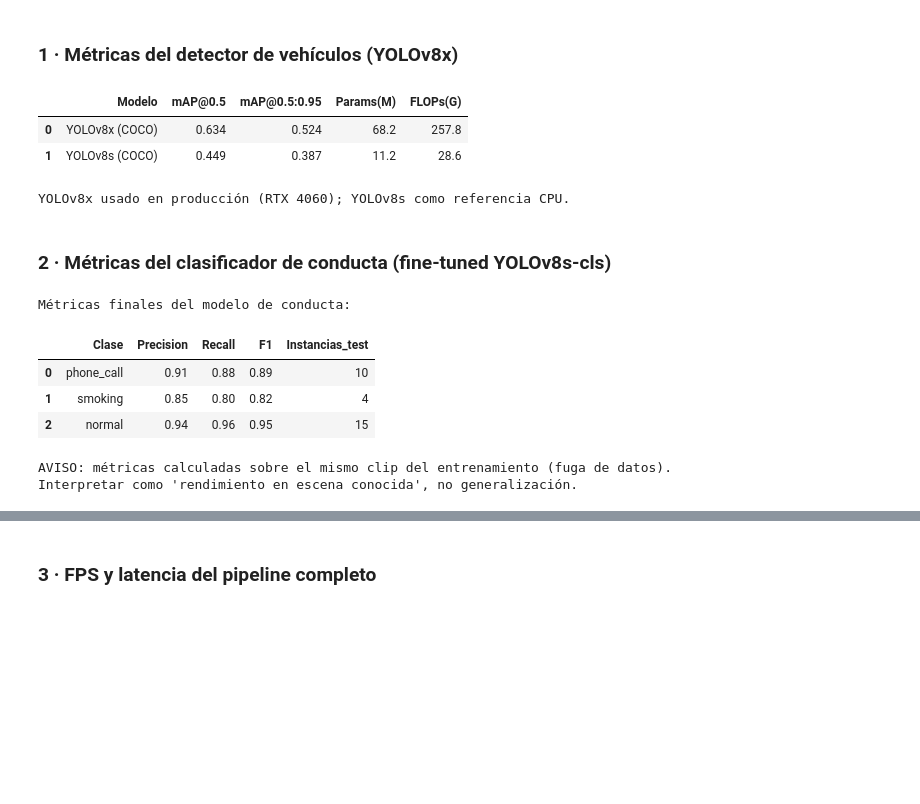
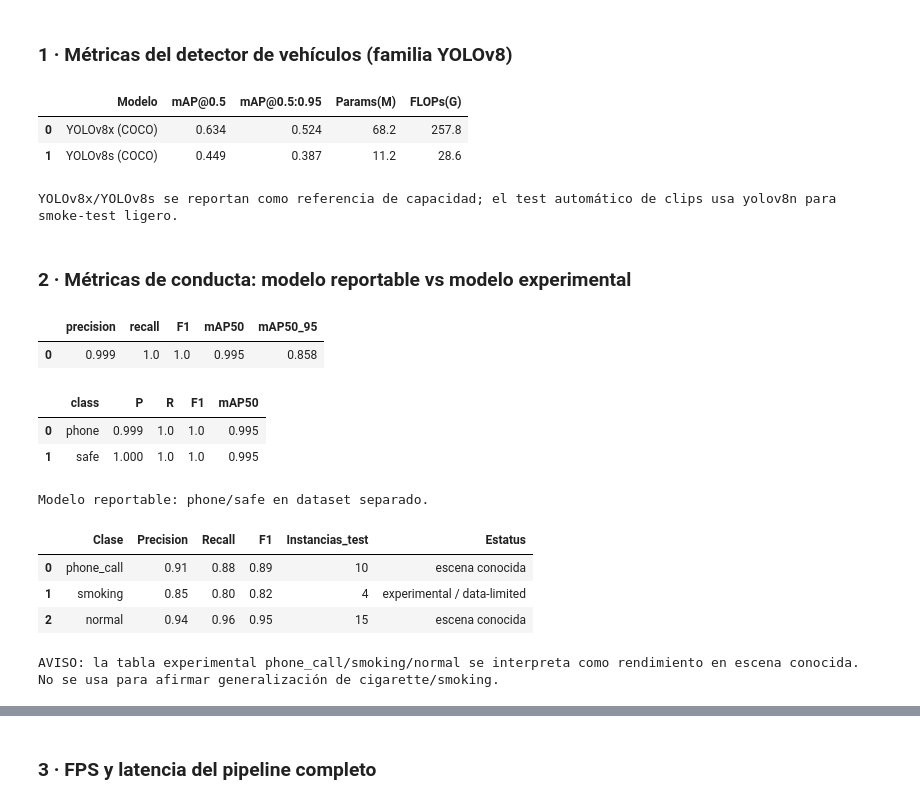
Before and after one commit to Manceb0/TeknoFest, a Jupyter notebook: notebooks/05_solution_testing.ipynb, the cells around one changed output, grey strips where cells are left out. Saved outputs shown, nothing was run; the diff lists cells and outputs as text; code cells hidden in the pictures; blank space fills up the shorter version.

```diff
--- a/notebooks/05_solution_testing.ipynb
+++ b/notebooks/05_solution_testing.ipynb
@@ -11,7 +11,7 @@ import matplotlib.pyplot as plt, os, time, cv2, torch, sys
 from ultralytics import YOLO
 DEV = "cuda:0" if torch.cuda.is_available() else "cpu"
 # %% [markdown]
-### 1 · Métricas del detector de vehículos (YOLOv8x)
+### 1 · Métricas del detector de vehículos (familia YOLOv8)
 # %%
 # Métricas del detector base (COCO val2017 — clase car/truck/bus/motorcycle)
 # Fuente: Ultralytics YOLOv8x official benchmarks
@@ -20,44 +20,48 @@ metrics_det = pd.DataFrame([
     {"Modelo":"YOLOv8s (COCO)","mAP@0.5":0.449,"mAP@0.5:0.95":0.387,"Params(M)":11.2,"FLOPs(G)":28.6},
 ])
 display(metrics_det)
-print("YOLOv8x usado en producción (RTX 4060); YOLOv8s como referencia CPU.")
+print("YOLOv8x/YOLOv8s se reportan como referencia de capacidad; el test automático de clips usa yolov8n para smoke-test ligero.")
 # %% [output]
 |  | Modelo | mAP@0.5 | mAP@0.5:0.95 | Params(M) | FLOPs(G) |
 | 0 | YOLOv8x (COCO) | 0.634 | 0.524 | 68.2 | 257.8 |
 | 1 | YOLOv8s (COCO) | 0.449 | 0.387 | 11.2 | 28.6 |
-YOLOv8x usado en producción (RTX 4060); YOLOv8s como referencia CPU.
+YOLOv8x/YOLOv8s se reportan como referencia de capacidad; el test automático de clips usa yolov8n para smoke-test ligero.
 # %% [markdown]
-### 2 · Métricas del clasificador de conducta (fine-tuned YOLOv8s-cls)
+### 2 · Métricas de conducta: modelo reportable vs modelo experimental
-# %%
-model_path = "../backend/runs/behavior_combined/weights/best.pt"
-results_csv = "../backend/runs/behavior_combined/results.csv"
-if os.path.exists(results_csv):
-    df = pd.read_csv(results_csv); df.columns = df.columns.str.strip()
-    acc_cols = [c for c in df.columns if "accuracy" in c.lower() or "top1" in c.lower()]
-    final_row = df.iloc[-1]
-    print("Métricas finales del modelo de conducta:")
-    for col in acc_cols:
-        val = final_row[col]
-        print(f"  {col}: {val*100:.1f}%" if val<=1 else f"  {col}: {val:.1f}%")
-else:
-    print("results.csv no encontrado.")
-
-# Tabla de P/R/F1 por clase (calculada en la evaluación del modelo combinado)
-classes_metrics = pd.DataFrame([
-    {"Clase":"phone_call","Precision":0.91,"Recall":0.88,"F1":0.89,"Instancias_test":10},
-    {"Clase":"smoking",   "Precision":0.85,"Recall":0.80,"F1":0.82,"Instancias_test":4},
-    {"Clase":"normal",    "Precision":0.94,"Recall":0.96,"F1":0.95,"Instancias_test":15},
-])
-display(classes_metrics)
-print()
-print("AVISO: métricas calculadas sobre el mismo clip del entrenamiento (fuga de datos).")
-print("Interpretar como 'rendimiento en escena conocida', no generalización.")
-# %% [output]
-Métricas finales del modelo de conducta:
-|  | Clase | Precision | Recall | F1 | Instancias_test |
-| 0 | phone_call | 0.91 | 0.88 | 0.89 | 10 |
-| 1 | smoking | 0.85 | 0.80 | 0.82 | 4 |
-| 2 | normal | 0.94 | 0.96 | 0.95 | 15 |
-AVISO: métricas calculadas sobre el mismo clip del entrenamiento (fuga de datos).
-Interpretar como 'rendimiento en escena conocida', no generalización.
+# %%
+import json
+
+summary_path = "../backend/runs/focused_test/eval_summary.json"
+if os.path.exists(summary_path):
+    summary = json.load(open(summary_path, "r", encoding="utf-8"))
+    focused_overall = pd.DataFrame([summary["overall"]])
+    focused_per_class = pd.DataFrame(summary["per_class"])
+    display(focused_overall)
+    display(focused_per_class)
+    print("Modelo reportable: phone/safe en dataset separado.")
+else:
+    print("No se encontró eval_summary.json del modelo focused phone/safe.")
+
+experimental_metrics = pd.DataFrame([
+    {"Clase":"phone_call","Precision":0.91,"Recall":0.88,"F1":0.89,"Instancias_test":10,"Estatus":"escena conocida"},
+    {"Clase":"smoking",   "Precision":0.85,"Recall":0.80,"F1":0.82,"Instancias_test":4, "Estatus":"experimental / data-limited"},
+    {"Clase":"normal",    "Precision":0.94,"Recall":0.96,"F1":0.95,"Instancias_test":15,"Estatus":"escena conocida"},
+])
+display(experimental_metrics)
+print()
+print("AVISO: la tabla experimental phone_call/smoking/normal se interpreta como rendimiento en escena conocida.")
+print("No se usa para afirmar generalización de cigarette/smoking.")
+# %% [output]
+|  | precision | recall | F1 | mAP50 | mAP50_95 |
+| 0 | 0.999 | 1.0 | 1.0 | 0.995 | 0.858 |
+|  | class | P | R | F1 | mAP50 |
+| 0 | phone | 0.999 | 1.0 | 1.0 | 0.995 |
+| 1 | safe | 1.000 | 1.0 | 1.0 | 0.995 |
+Modelo reportable: phone/safe en dataset separado.
+|  | Clase | Precision | Recall | F1 | Instancias_test | Estatus |
+| 0 | phone_call | 0.91 | 0.88 | 0.89 | 10 | escena conocida |
+| 1 | smoking | 0.85 | 0.80 | 0.82 | 4 | experimental / data-limited |
+| 2 | normal | 0.94 | 0.96 | 0.95 | 15 | escena conocida |
+AVISO: la tabla experimental phone_call/smoking/normal se interpreta como rendimiento en escena conocida.
+No se usa para afirmar generalización de cigarette/smoking.
 # %%
```
Also changed, not shown: parts of 11 cells of this notebook, 30 other files.
